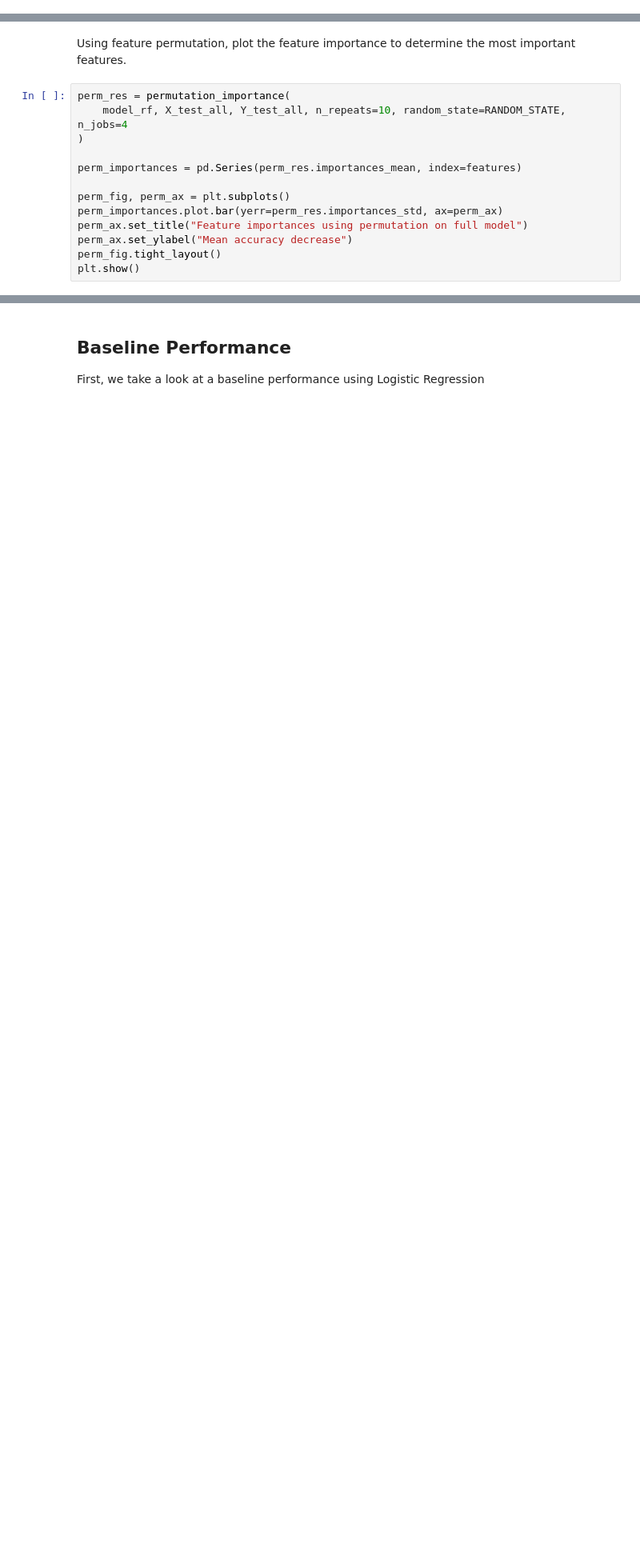
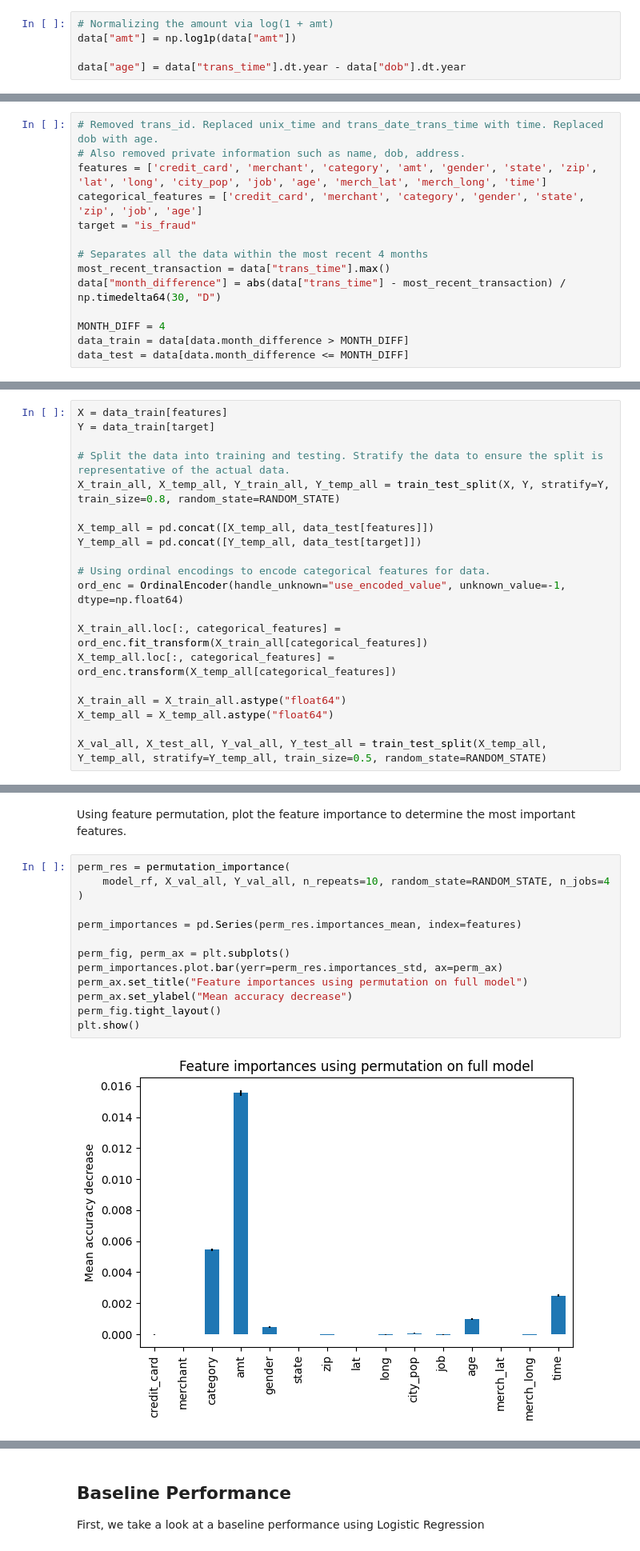
Before and after one commit to hnguyentran03/card_detection, a Jupyter notebook: main.ipynb, the cells around one changed output, grey strips where cells are left out. Shown at 80% size. Saved outputs shown, nothing was run; the diff lists cells and outputs as text; blank space fills up the shorter version.

Commit message:
fixed data leakages due to encodings and time. added CV

```diff
--- a/main.ipynb
+++ b/main.ipynb
@@ -100,2 +88,7 @@ data.head(5)
+# %%
+# Normalizing the amount via log(1 + amt)
+data["amt"] = np.log1p(data["amt"])
+
+data["age"] = data["trans_time"].dt.year - data["dob"].dt.year
 # %% [markdown]
 
@@ -124,0 +96,14 @@ X.head(5)
+# %%
+# Removed trans_id. Replaced unix_time and trans_date_trans_time with time. Replaced dob with age.
+# Also removed private information such as name, dob, address.
+features = ['credit_card', 'merchant', 'category', 'amt', 'gender', 'state', 'zip', 'lat', 'long', 'city_pop', 'job', 'age', 'merch_lat', 'merch_long', 'time']
+categorical_features = ['credit_card', 'merchant', 'category', 'gender', 'state', 'zip', 'job', 'age']
+target = "is_fraud"
+
+# Separates all the data within the most recent 4 months
+most_recent_transaction = data["trans_time"].max()
+data["month_difference"] = abs(data["trans_time"] - most_recent_transaction) / np.timedelta64(30, "D")
+
+MONTH_DIFF = 4
+data_train = data[data.month_difference > MONTH_DIFF]
+data_test = data[data.month_difference <= MONTH_DIFF]
@@ -125,3 +112,23 @@ X.head(5)
+# %%
+X = data_train[features]
+Y = data_train[target]
+
+# Split the data into training and testing. Stratify the data to ensure the split is representative of the actual data.
+X_train_all, X_temp_all, Y_train_all, Y_temp_all = train_test_split(X, Y, stratify=Y, train_size=0.8, random_state=RANDOM_STATE)
+
+X_temp_all = pd.concat([X_temp_all, data_test[features]])
+Y_temp_all = pd.concat([Y_temp_all, data_test[target]])
+
+# Using ordinal encodings to encode categorical features for data.
+ord_enc = OrdinalEncoder(handle_unknown="use_encoded_value", unknown_value=-1, dtype=np.float64)
+
+X_train_all.loc[:, categorical_features] = ord_enc.fit_transform(X_train_all[categorical_features])
+X_temp_all.loc[:, categorical_features] = ord_enc.transform(X_temp_all[categorical_features])
+
+X_train_all = X_train_all.astype("float64")
+X_temp_all = X_temp_all.astype("float64")
+
+X_val_all, X_test_all, Y_val_all, Y_test_all = train_test_split(X_temp_all, Y_temp_all, stratify=Y_temp_all, train_size=0.5, random_state=RANDOM_STATE)
 # %% [markdown]
 ## Feature Importance
 # %% [markdown]
@@ -146,15 +157,17 @@ mdi_fig.tight_layout()
 Using feature permutation, plot the feature importance to determine the most important features.
 # %%
 perm_res = permutation_importance(
-    model_rf, X_test_all, Y_test_all, n_repeats=10, random_state=RANDOM_STATE, n_jobs=4
+    model_rf, X_val_all, Y_val_all, n_repeats=10, random_state=RANDOM_STATE, n_jobs=4
 )
 
 perm_importances = pd.Series(perm_res.importances_mean, index=features)
 
 perm_fig, perm_ax = plt.subplots()
 perm_importances.plot.bar(yerr=perm_res.importances_std, ax=perm_ax)
 perm_ax.set_title("Feature importances using permutation on full model")
 perm_ax.set_ylabel("Mean accuracy decrease")
 perm_fig.tight_layout()
 plt.show()
+# %% [output]
+[figure, added]
 # %% [markdown]
```
Also changed, not shown: parts of 29 cells of this notebook.
